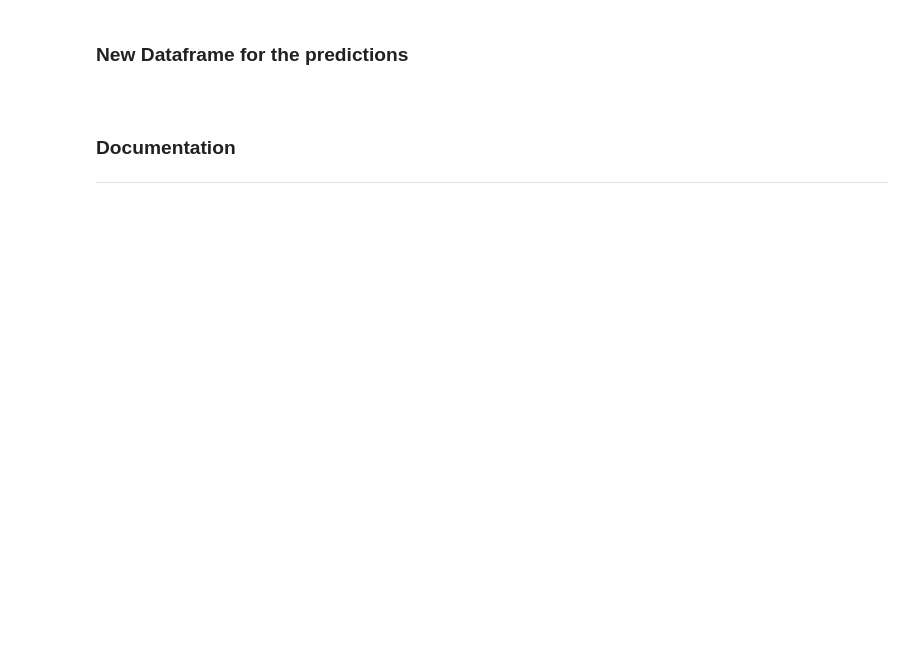
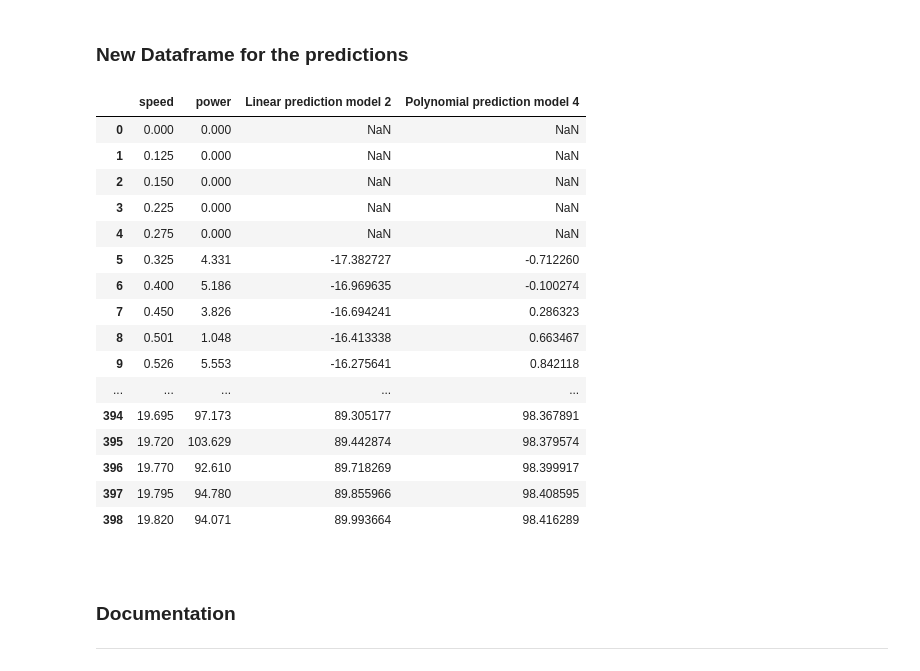
Before and after one commit to Silvio622/foda-project2020, a Jupyter notebook: Prediction of Wind Turbine Power Production .ipynb, the cells around one changed output. Cells and saved outputs as stored; diff of their text form; code cells hidden in the pictures; blank space fills up the shorter version.

```diff
--- a/Prediction of Wind Turbine Power Production .ipynb
+++ b/Prediction of Wind Turbine Power Production .ipynb
@@ -333,5 +324,56 @@ The power production for 5.0 m/s of windspeed is 1.88 kW
 # %% [markdown]
 ### New Dataframe for the predictions
+# %%
+predicdf = df # copy the dataframe
+
+# Insert values in the dataframe for the linear regression model 2
+ypredictmodel2list = []
+countmodel2 = -5
+countindexmodel2 = 0
+
+while countmodel2 < 485:
+    if countmodel2 < 0:
+        ypredictmodel2list.append(0)
+    elif countmodel2 >= 0:
+        ypredictmodel2list.append(y_predictmodel2[countindexmodel2])
+        countindexmodel2 = countindexmodel2 + 1
+    countmodel2 = countmodel2 + 1
+
+# Insert values in the dataframe for the polynomial regression model 4
+ypredictmodel4list = []
+countmodel4 = -5
+countindexmodel4 = 0
+
+while countmodel4 < 485:
+    if countmodel4 < 0:
+        ypredictmodel4list.append(0)
+    elif countmodel4 >= 0:
+        ypredictmodel4list.append(y_predictmodel4[countindexmodel4])
+        countindexmodel4 = countindexmodel4 + 1
+    countmodel4 = countmodel4 + 1
+
+columnlin = predicdf.loc[5:490,'Linear prediction model 2']= pd.Series(ypredictmodel2list)
+columnpoly = predicdf.loc[5:490,'Polynomial prediction model 4']= pd.Series(ypredictmodel4list)
+
+predicdf
+# %% [output]
+|  | speed | power | Linear prediction model 2 | Polynomial prediction model 4 |
+| 0 | 0.000 | 0.000 | NaN | NaN |
+| 1 | 0.125 | 0.000 | NaN | NaN |
+| 2 | 0.150 | 0.000 | NaN | NaN |
+| 3 | 0.225 | 0.000 | NaN | NaN |
+| 4 | 0.275 | 0.000 | NaN | NaN |
+| 5 | 0.325 | 4.331 | -17.382727 | -0.712260 |
+| 6 | 0.400 | 5.186 | -16.969635 | -0.100274 |
+| 7 | 0.450 | 3.826 | -16.694241 | 0.286323 |
+| 8 | 0.501 | 1.048 | -16.413338 | 0.663467 |
+| 9 | 0.526 | 5.553 | -16.275641 | 0.842118 |
+| ... | ... | ... | ... | ... |
+| 394 | 19.695 | 97.173 | 89.305177 | 98.367891 |
+| 395 | 19.720 | 103.629 | 89.442874 | 98.379574 |
+| 396 | 19.770 | 92.610 | 89.718269 | 98.399917 |
+| 397 | 19.795 | 94.780 | 89.855966 | 98.408595 |
+| 398 | 19.820 | 94.071 | 89.993664 | 98.416289 |
 # %% [markdown]
 <br>
 
```
Also changed, not shown: parts of 14 cells of this notebook.
